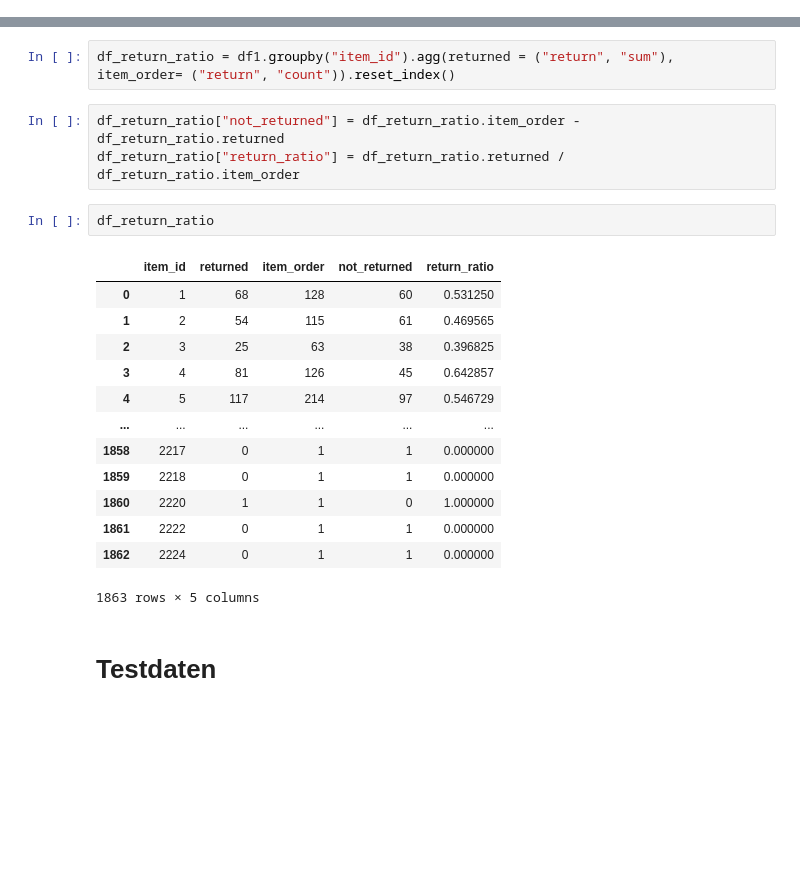
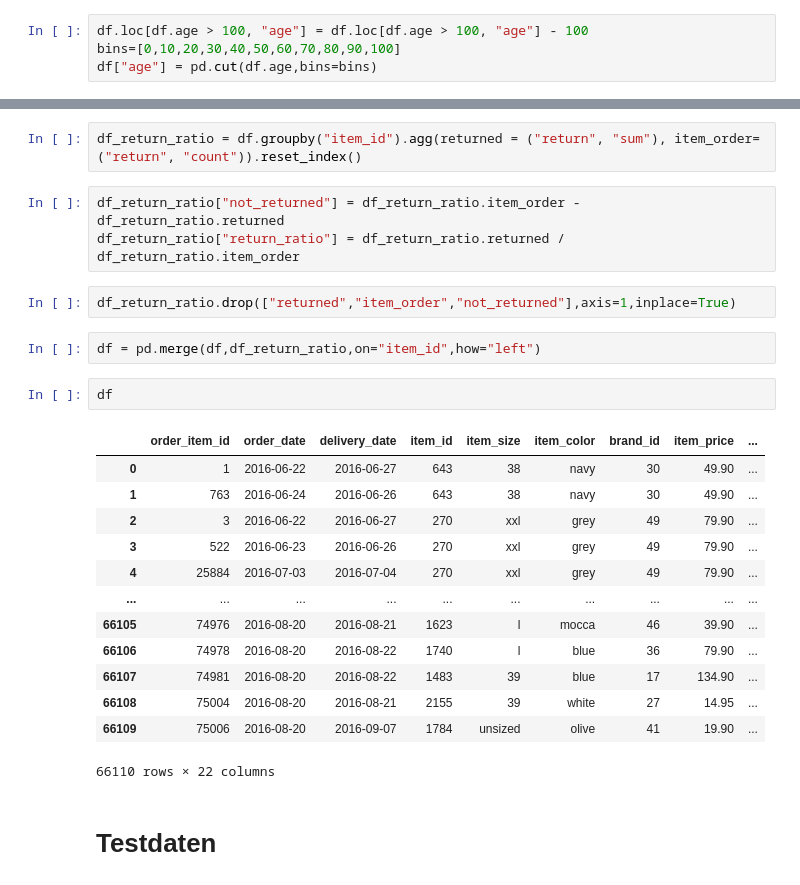
Before and after one commit to P-AEL/ML-Projekt, a Jupyter notebook: Flo/gradient_boosting.ipynb, the cells around one changed output, grey strips where cells are left out. Cells and saved outputs as stored; diff of their text form; blank space fills up the shorter version.

```diff
--- a/Flo/gradient_boosting.ipynb
+++ b/Flo/gradient_boosting.ipynb
@@ -101,26 +88,34 @@ df_order1
+# %%
+df.loc[df.age > 100, "age"] = df.loc[df.age > 100, "age"] - 100
+bins=[0,10,20,30,40,50,60,70,80,90,100]
+df["age"] = pd.cut(df.age,bins=bins)
 # %% [markdown]
 **Return Ratio**
 # %%
-df_return_ratio = df1.groupby("item_id").agg(returned = ("return", "sum"), item_order= ("return", "count")).reset_index()
+df_return_ratio = df.groupby("item_id").agg(returned = ("return", "sum"), item_order= ("return", "count")).reset_index()
 # %%
 df_return_ratio["not_returned"] = df_return_ratio.item_order - df_return_ratio.returned
 df_return_ratio["return_ratio"] = df_return_ratio.returned / df_return_ratio.item_order
-# %%
-df_return_ratio
-# %% [output]
-|  | item_id | returned | item_order | not_returned | return_ratio |
-| 0 | 1 | 68 | 128 | 60 | 0.531250 |
-| 1 | 2 | 54 | 115 | 61 | 0.469565 |
-| 2 | 3 | 25 | 63 | 38 | 0.396825 |
-| 3 | 4 | 81 | 126 | 45 | 0.642857 |
-| 4 | 5 | 117 | 214 | 97 | 0.546729 |
-| ... | ... | ... | ... | ... | ... |
-| 1858 | 2217 | 0 | 1 | 1 | 0.000000 |
-| 1859 | 2218 | 0 | 1 | 1 | 0.000000 |
-| 1860 | 2220 | 1 | 1 | 0 | 1.000000 |
-| 1861 | 2222 | 0 | 1 | 1 | 0.000000 |
-| 1862 | 2224 | 0 | 1 | 1 | 0.000000 |
-1863 rows × 5 columns
+# %%
+df_return_ratio.drop(["returned","item_order","not_returned"],axis=1,inplace=True)
+# %%
+df = pd.merge(df,df_return_ratio,on="item_id",how="left")
+# %%
+df
+# %% [output]
+|  | order_item_id | order_date | delivery_date | item_id | item_size | item_color | brand_id | item_price | ... |
+| 0 | 1 | 2016-06-22 | 2016-06-27 | 643 | 38 | navy | 30 | 49.90 | ... |
+| 1 | 763 | 2016-06-24 | 2016-06-26 | 643 | 38 | navy | 30 | 49.90 | ... |
+| 2 | 3 | 2016-06-22 | 2016-06-27 | 270 | xxl | grey | 49 | 79.90 | ... |
+| 3 | 522 | 2016-06-23 | 2016-06-26 | 270 | xxl | grey | 49 | 79.90 | ... |
+| 4 | 25884 | 2016-07-03 | 2016-07-04 | 270 | xxl | grey | 49 | 79.90 | ... |
+| ... | ... | ... | ... | ... | ... | ... | ... | ... | ... |
+| 66105 | 74976 | 2016-08-20 | 2016-08-21 | 1623 | l | mocca | 46 | 39.90 | ... |
+| 66106 | 74978 | 2016-08-20 | 2016-08-22 | 1740 | l | blue | 36 | 79.90 | ... |
+| 66107 | 74981 | 2016-08-20 | 2016-08-22 | 1483 | 39 | blue | 17 | 134.90 | ... |
+| 66108 | 75004 | 2016-08-20 | 2016-08-21 | 2155 | 39 | white | 27 | 14.95 | ... |
+| 66109 | 75006 | 2016-08-20 | 2016-09-07 | 1784 | unsized | olive | 41 | 19.90 | ... |
+66110 rows × 22 columns
 # %% [markdown]
 # Testdaten
 # %%
```
Also changed, not shown: parts of 17 cells of this notebook.
